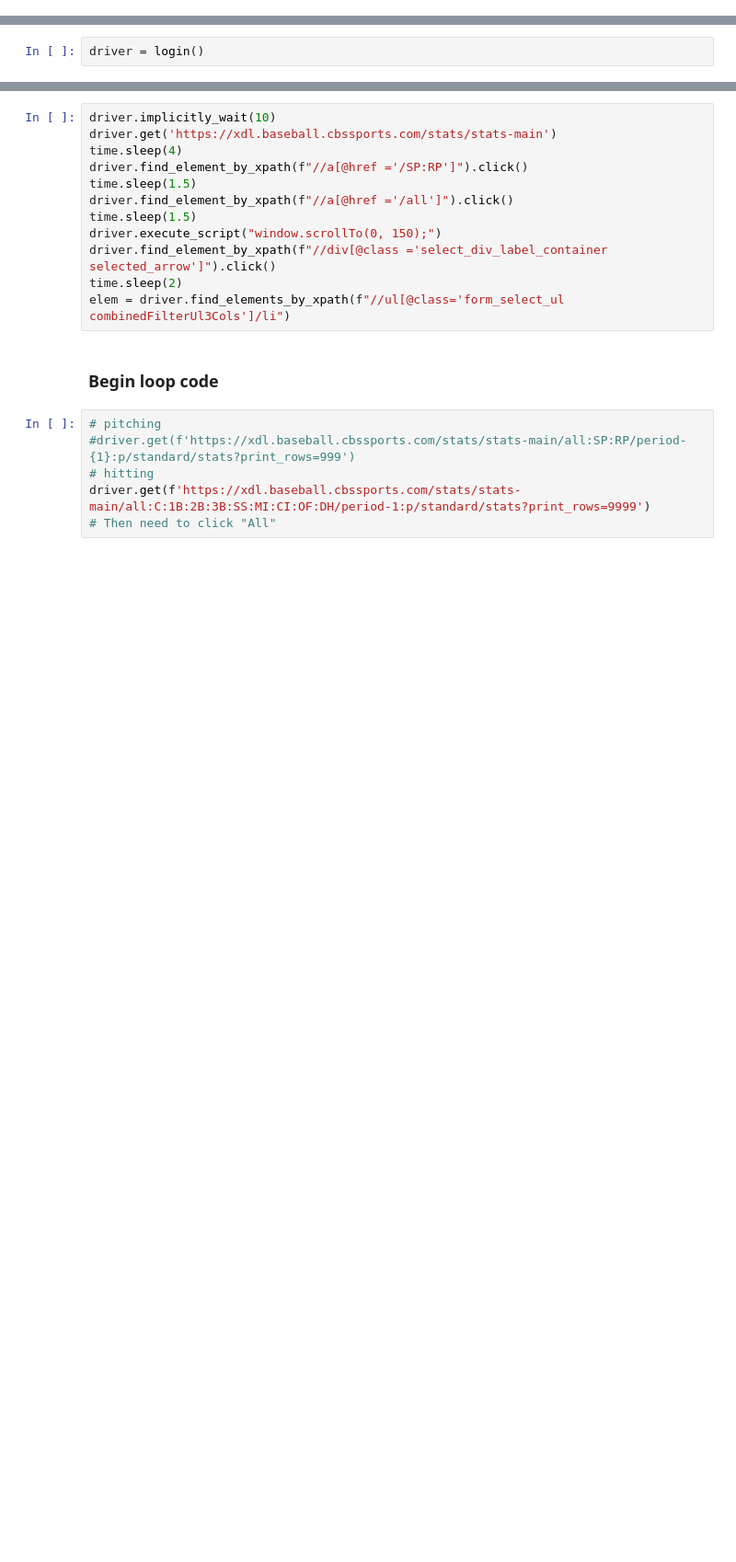
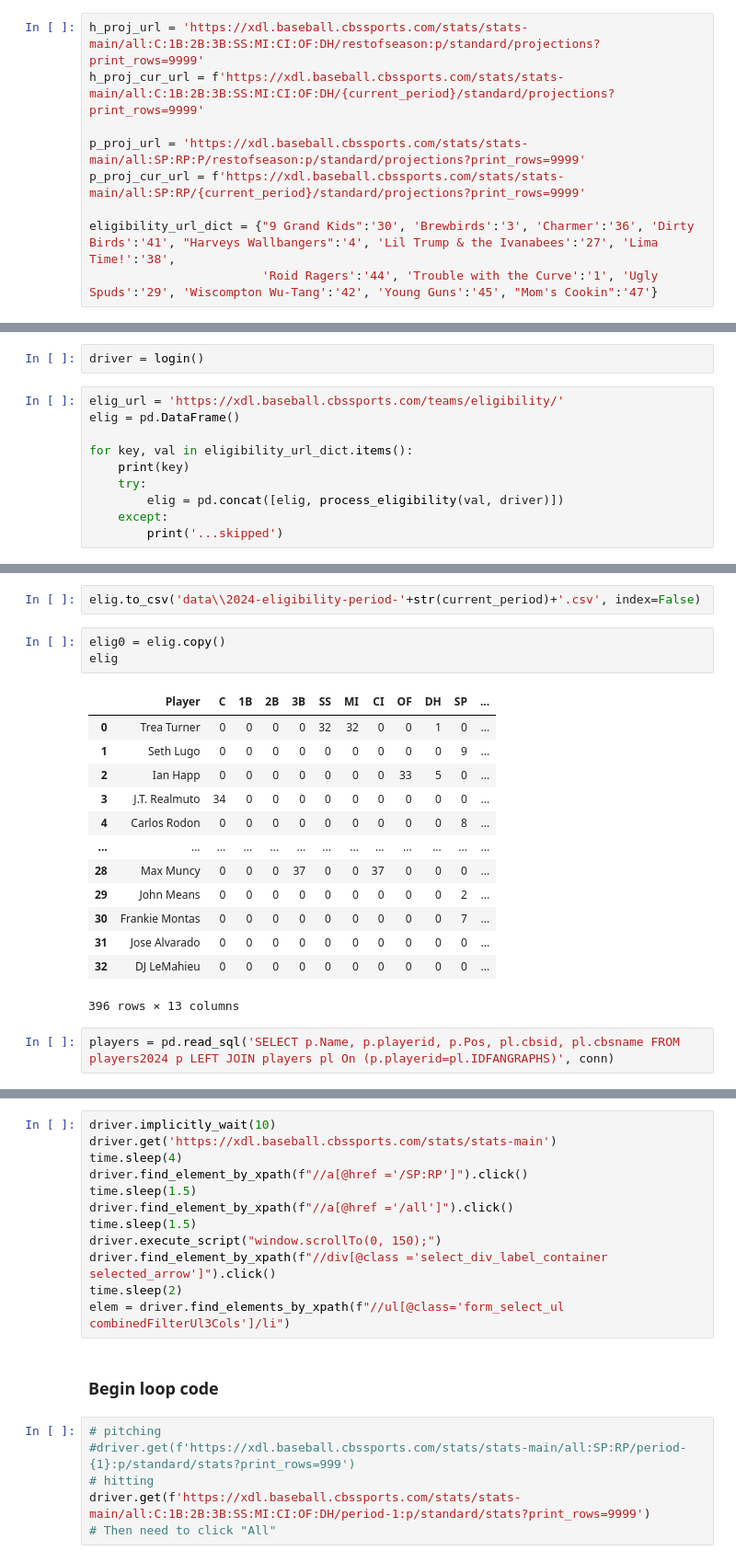
Before and after one commit to haueter19/xdl, a Jupyter notebook: CBS Scrape Stats by Period.ipynb, the cells around one changed output, grey strips where cells are left out. Shown: that part at 92% size. Cells and saved outputs as stored; diff of their text form; blank space fills up the shorter version.

```diff
--- a/CBS Scrape Stats by Period.ipynb
+++ b/CBS Scrape Stats by Period.ipynb
@@ -141,0 +326,9 @@ stat_list = ['BA', 'HR', 'R', 'RBI', 'SB', 'ERA', 'Sv+Hld', 'SO', 'W', 'WHIP']
+# %%
+h_proj_url = 'https://xdl.baseball.cbssports.com/stats/stats-main/all:C:1B:2B:3B:SS:MI:CI:OF:DH/restofseason:p/standard/projections?print_rows=9999'
+h_proj_cur_url = f'https://xdl.baseball.cbssports.com/stats/stats-main/all:C:1B:2B:3B:SS:MI:CI:OF:DH/{current_period}/standard/projections?print_rows=9999'
+
+p_proj_url = 'https://xdl.baseball.cbssports.com/stats/stats-main/all:SP:RP:P/restofseason:p/standard/projections?print_rows=9999'
+p_proj_cur_url = f'https://xdl.baseball.cbssports.com/stats/stats-main/all:SP:RP/{current_period}/standard/projections?print_rows=9999'
+
+eligibility_url_dict = {"9 Grand Kids":'30', 'Brewbirds':'3', 'Charmer':'36', 'Dirty Birds':'41', "Harveys Wallbangers":'4', 'Lil Trump & the Ivanabees':'27', 'Lima Time!':'38',
+                        'Roid Ragers':'44', 'Trouble with the Curve':'1', 'Ugly Spuds':'29', 'Wiscompton Wu-Tang':'42', 'Young Guns':'45', "Mom's Cookin":'47'}
@@ -142,2 +337,12 @@ stat_list = ['BA', 'HR', 'R', 'RBI', 'SB', 'ERA', 'Sv+Hld', 'SO', 'W', 'WHIP']
 # %%
 driver = login()
+# %%
+elig_url = 'https://xdl.baseball.cbssports.com/teams/eligibility/'
+elig = pd.DataFrame()
+
+for key, val in eligibility_url_dict.items():
+    print(key)
+    try:
+        elig = pd.concat([elig, process_eligibility(val, driver)])
+    except:
+        print('...skipped')
@@ -143,0 +364,21 @@ driver = login()
+# %%
+elig.to_csv('data\\2024-eligibility-period-'+str(current_period)+'.csv', index=False)
+# %%
+elig0 = elig.copy()
+elig
+# %% [output]
+|  | Player | C | 1B | 2B | 3B | SS | MI | CI | OF | DH | SP | ... |
+| 0 | Trea Turner | 0 | 0 | 0 | 0 | 32 | 32 | 0 | 0 | 1 | 0 | ... |
+| 1 | Seth Lugo | 0 | 0 | 0 | 0 | 0 | 0 | 0 | 0 | 0 | 9 | ... |
+| 2 | Ian Happ | 0 | 0 | 0 | 0 | 0 | 0 | 0 | 33 | 5 | 0 | ... |
+| 3 | J.T. Realmuto | 34 | 0 | 0 | 0 | 0 | 0 | 0 | 0 | 0 | 0 | ... |
+| 4 | Carlos Rodon | 0 | 0 | 0 | 0 | 0 | 0 | 0 | 0 | 0 | 8 | ... |
+| ... | ... | ... | ... | ... | ... | ... | ... | ... | ... | ... | ... | ... |
+| 28 | Max Muncy | 0 | 0 | 0 | 37 | 0 | 0 | 37 | 0 | 0 | 0 | ... |
+| 29 | John Means | 0 | 0 | 0 | 0 | 0 | 0 | 0 | 0 | 0 | 2 | ... |
+| 30 | Frankie Montas | 0 | 0 | 0 | 0 | 0 | 0 | 0 | 0 | 0 | 7 | ... |
+| 31 | Jose Alvarado | 0 | 0 | 0 | 0 | 0 | 0 | 0 | 0 | 0 | 0 | ... |
+| 32 | DJ LeMahieu | 0 | 0 | 0 | 0 | 0 | 0 | 0 | 0 | 0 | 0 | ... |
+396 rows × 13 columns
+# %%
+players = pd.read_sql('SELECT p.Name, p.playerid, p.Pos, pl.cbsid, pl.cbsname FROM players2024 p LEFT JOIN players pl On (p.playerid=pl.IDFANGRAPHS)', conn)
```
Also changed, not shown: parts of 48 cells of this notebook.
